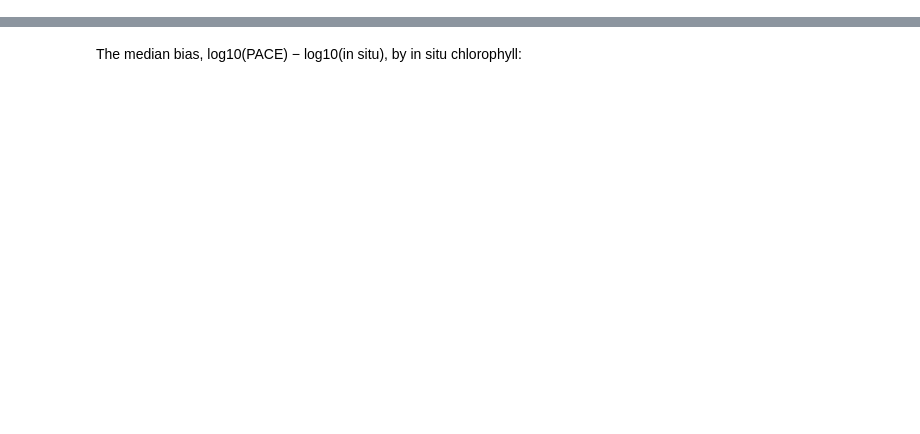
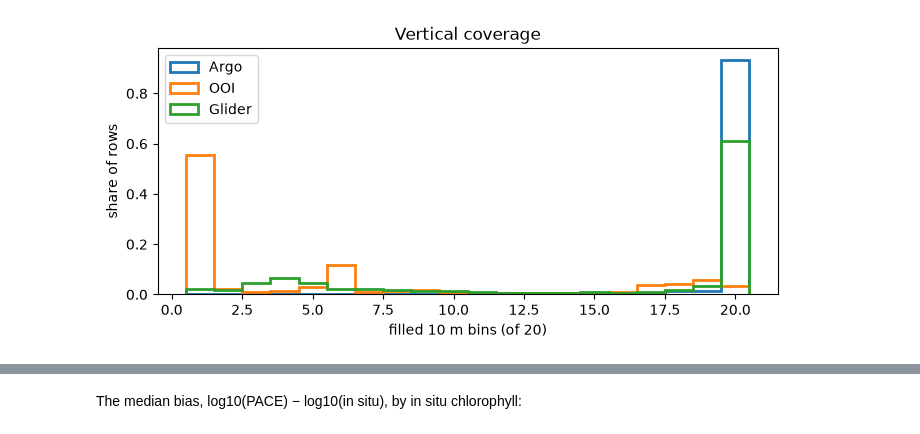
Before and after one commit to fish-pace/fish-pace-datasets, a Jupyter notebook: datasets/chla_z/notebooks/05-compare-datasets.ipynb, the cells around one changed output, grey strips where cells are left out. Saved outputs shown, nothing was run; the diff lists cells and outputs as text; code cells hidden in the pictures; blank space fills up the shorter version.

```diff
--- a/datasets/chla_z/notebooks/05-compare-datasets.ipynb
+++ b/datasets/chla_z/notebooks/05-compare-datasets.ipynb
@@ -70,0 +160,10 @@ the OOI points are less independent than their number suggests.
+# %%
+CH = b.CHLA_COLS
+fig, ax = plt.subplots(figsize=(8, 3.2))
+for p in b.PLATFORMS:
+    n = prof[p][CH].count(axis=1)
+    ax.hist(n, bins=np.arange(0.5, 21.5), density=True, histtype="step", lw=2, color=COLORS[p], label=NAMES[p])
+ax.set_xlabel("filled 10 m bins (of 20)"); ax.set_ylabel("share of rows"); ax.legend()
+ax.set_title("Vertical coverage");
+# %% [output]
+[figure, added]
```
Also changed, not shown: parts of 53 cells of this notebook, 7 other files.
